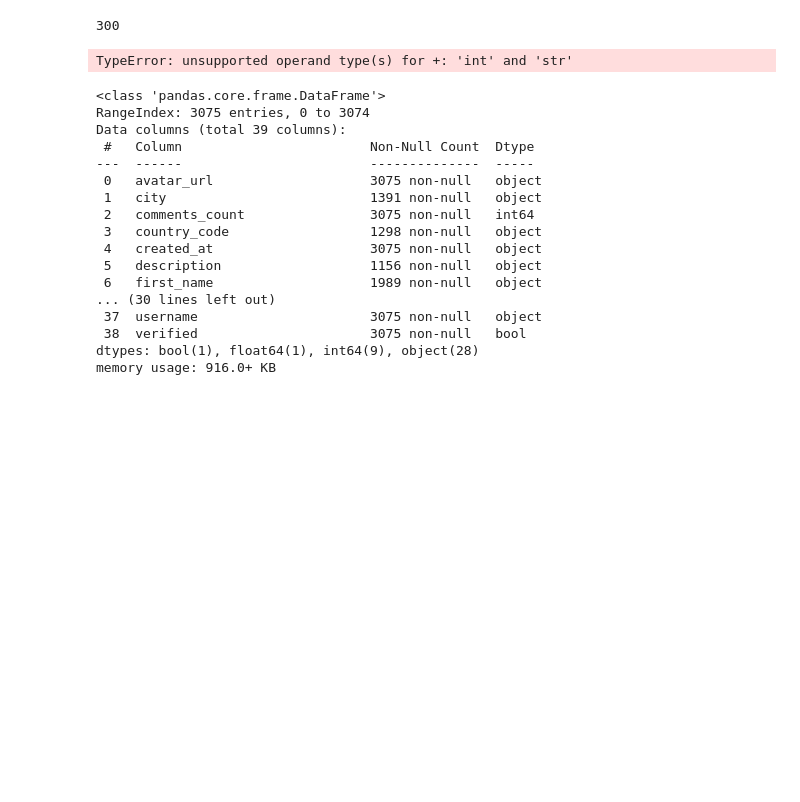
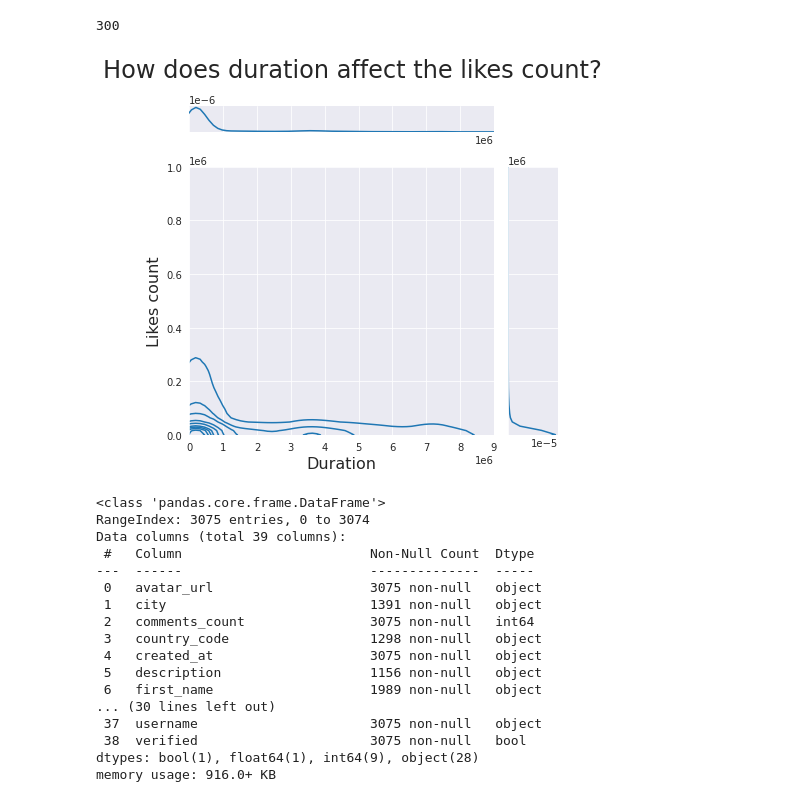
Before and after one commit to machung2001/SoundCloud, a Jupyter notebook: Project 2/Trang.ipynb, the cells around one changed output. Drawn from its saved outputs; the diff is of its cells as text; code cells hidden in the pictures; blank space fills up the shorter version.

```diff
--- a/Project 2/Trang.ipynb
+++ b/Project 2/Trang.ipynb
@@ -116,28 +116,19 @@ df['likes_count'].isnull().values.sum()
 # %%
 # Plot the jointplot
 sns.set_style('darkgrid');
-
-# copy the data
-df_z_scaled = df.copy()
-
-# apply normalization techniques
-for column in df_z_scaled.columns:
-    df_z_scaled[column] = (df_z_scaled[column] -
-                           df_z_scaled[column].mean()) / df_z_scaled[column].std()
-
-p = sns.jointplot(x='duration',y='likes_count',data=df_z_scaled,kind='kde')
+p = sns.jointplot(x='duration',y='likes_count',data=df,kind='kde')
 
 # JointGrid has a convenience function
 p.set_axis_labels('Duration', 'Likes count', fontsize=16)
-#p.ax_marg_x.set_xlim(0, 10000000)
-#p.ax_marg_y.set_ylim(0, 1000000)
+p.ax_marg_x.set_xlim(0, 9000000)
+p.ax_marg_y.set_ylim(0, 1000000)
 # Set title for plot
 p.fig.suptitle( "How does duration affect the likes count?" , size = 24 )
 
 # Display figure
 plt.tight_layout()
 # %% [output]
-TypeError: unsupported operand type(s) for +: 'int' and 'str'
+[figure, added]
 # %%
 df = pd.read_csv (r'users_file.csv',sep='\t')
 # %%
```
Also changed, not shown: 1 other file.
